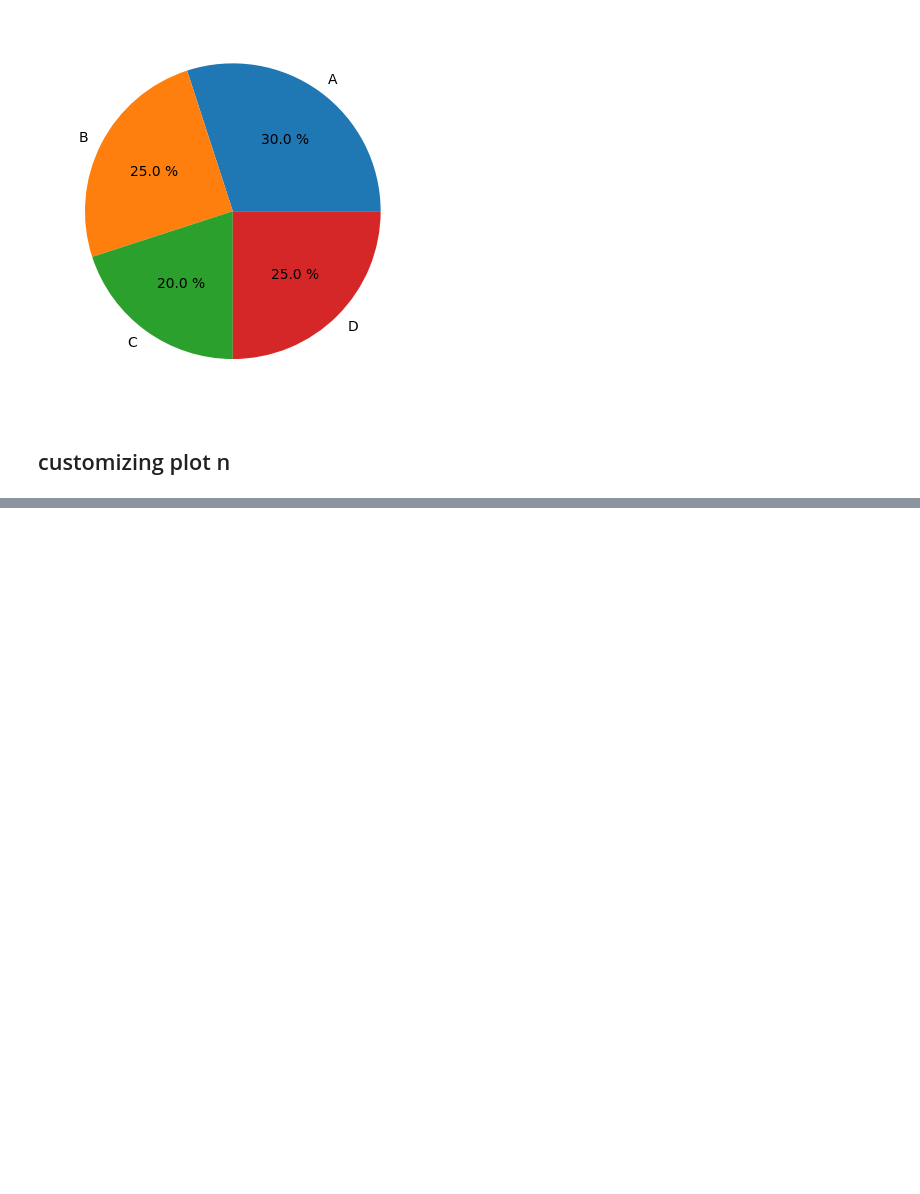
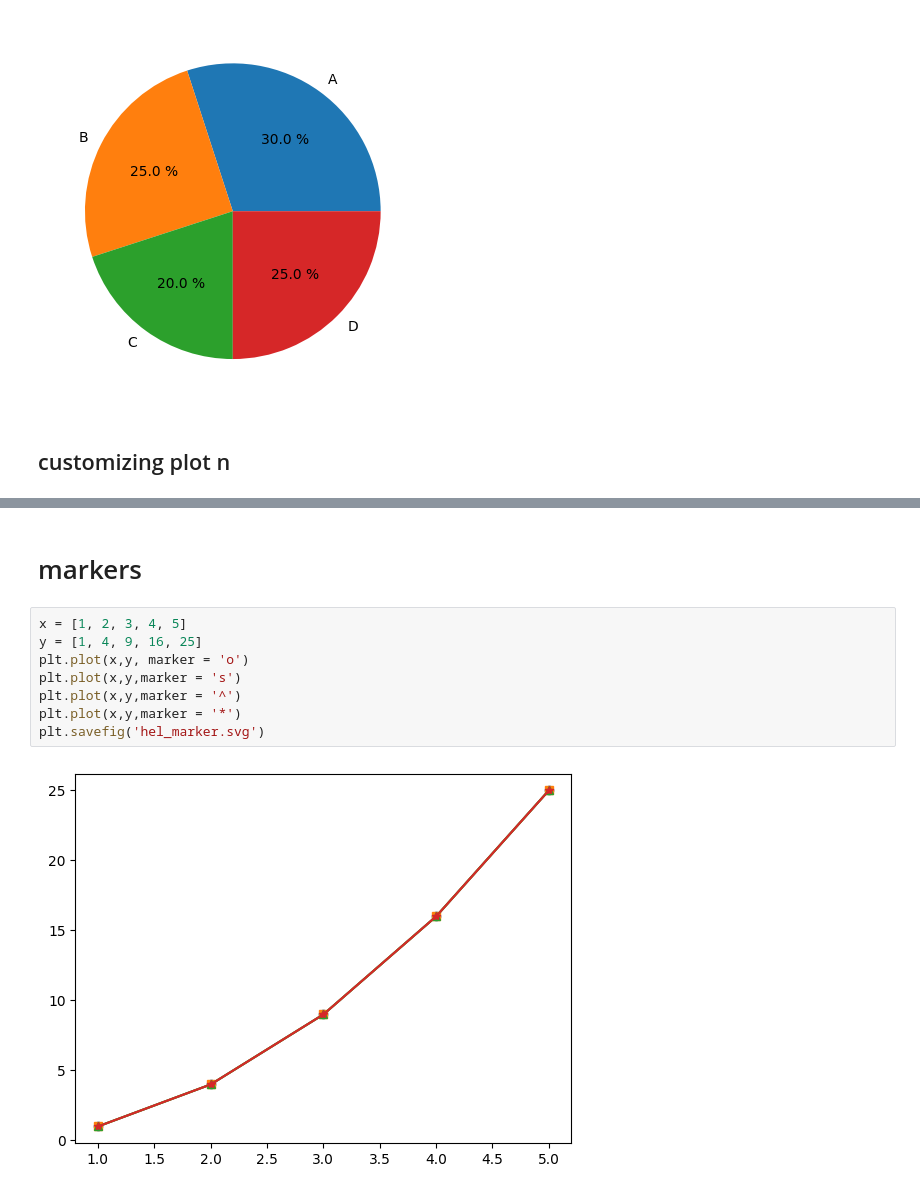
Before and after one commit to Subodhoraw/Python-revive, a Jupyter notebook: Q&A/python_details/matplotlibd/basicsmatplot.ipynb, the cells around one changed output, grey strips where cells are left out. Saved outputs shown, nothing was run; the diff lists cells and outputs as text; blank space fills up the shorter version.

```diff
--- a/Q&A/python_details/matplotlibd/basicsmatplot.ipynb
+++ b/Q&A/python_details/matplotlibd/basicsmatplot.ipynb
@@ -156,0 +176,12 @@ plt.sho-------------------------------------------------------------------------
+# %% [markdown]
+# markers
+# %%
+x = [1, 2, 3, 4, 5]
+y = [1, 4, 9, 16, 25]
+plt.plot(x,y, marker = 'o')
+plt.plot(x,y,marker = 's')
+plt.plot(x,y,marker = '^')
+plt.plot(x,y,marker = '*')
+plt.savefig('hel_marker.svg')
+# %% [output]
+[figure, added]
```
Also changed, not shown: parts of 5 cells of this notebook.
